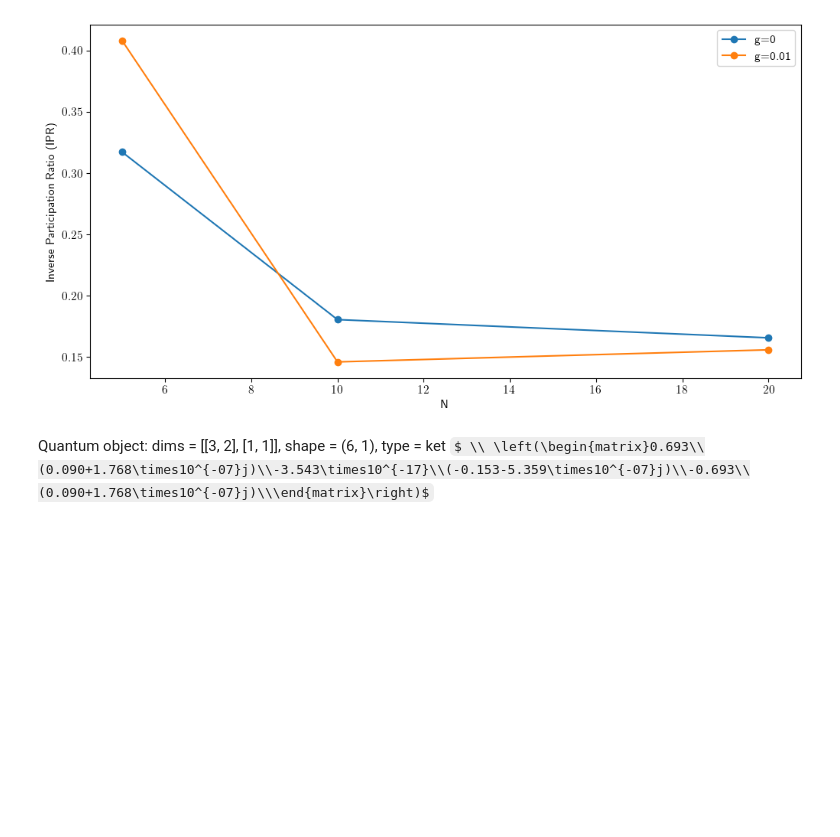
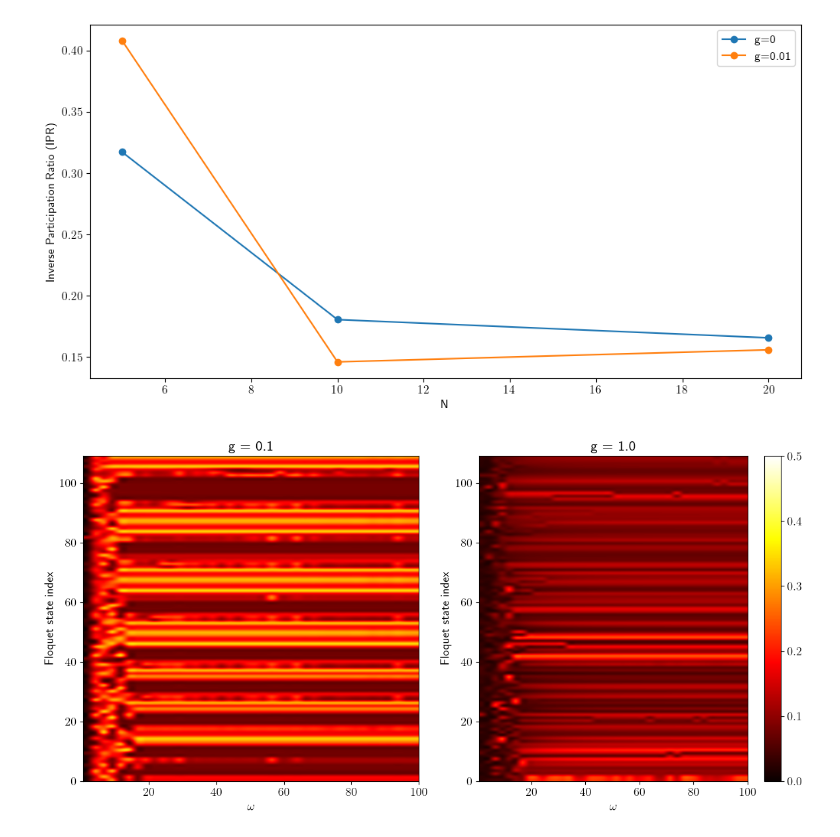
Before and after one commit to soumyadl/DMBL-Engine, a Jupyter notebook: Codes/IPR_sz.ipynb, the cells around one changed output. Saved outputs shown, nothing was run; the diff lists cells and outputs as text; code cells hidden in the pictures; some formulas as TeX source; blank space fills up the shorter version.

```diff
--- a/Codes/IPR_sz.ipynb
+++ b/Codes/IPR_sz.ipynb
@@ -213,37 +213,67 @@ def run_dynamics_lmg(args):
     return f_modes_0
 # %%
 import matplotlib.pyplot as plt
-from multiprocessing import Pool
+from multiprocess import Pool
 from tqdm import tqdm
 import numpy as np
 
-plt.rcParams.update({"figure.figsize": (12,6), "font.size": 11, "text.usetex": True})
-
+plt.rcParams.update({"figure.figsize": (8, 4), "font.size": 13, "text.usetex": True})
 
 hbar = 1.0
 h0 = 0
-n_ph = 2
+n_ph = 10
 omega0 = 1.0
 Jvalue = 1.0
+gvals = [0.1, 1.0]
 
-gvals = [0.1, 1]
-N = 2
-opts = Options(nsteps=int(1e6))
+N = 10
+#opts = Options(nsteps=int(1e10))
 
-omegas = np.linspace(10, 100.0, 20)
-hs = jn_zeros(0,5)[1] * omegas / 4.0
+omegas = np.linspace(0.5, 100.0, 40)
+hs = jn_zeros(0, 5)[1] * omegas / 4.0
 
-nprocs = 11
-p = Pool(processes = nprocs)
+nprocs = 10
+fig, axs = plt.subplots(1, len(gvals), figsize=(12, 6), squeeze=False)
 
-all_args = []
-for g in gvals:
-    params = [{'N': N, 'n_ph': n_ph, 'g': g, 'hbar': hbar, 'omega0': omega0, 'Jvalue': Jvalue, 'h0': h0, 'h': h, 'omega': omega, 'opts': opts} for (h, omega) in zip(hs, omegas)]
-    all_args.extend(params)
+if __name__ == "__main__":
 
-    with Pool(processes=5) as p:
-        results = p.map(run_dynamics_lmg,tqdm(params))
+    for ax, g in zip(axs[0], gvals):
+        params = [
+            {
+                'N': N, 'n_ph': n_ph, 'g': g, 'hbar': hbar, 'omega0': omega0,
+                'Jvalue': Jvalue, 'h0': h0, 'h': h, 'omega': omega
+            }
+            for h, omega in zip(hs, omegas)
+        ]
+
+        with Pool(processes=min(nprocs, len(params))) as pool:
+            results = list(tqdm(pool.imap(run_dynamics_lmg, params), total=len(params)))
+
+        n_states = len(results[0])
+        iprmat = np.zeros((n_states, len(results)))
+
+        for j, floquet_states in enumerate(results):
+            for i, state in enumerate(floquet_states):
+                vec = state.full().ravel()
+                iprmat[i, j] = np.sum(np.abs(vec)**4)
+
+        im = ax.imshow(
+            iprmat,
+            aspect="auto",
+            interpolation="spline16",
+            cmap="hot",
+            origin="lower",
+            extent=[omegas[0], omegas[-1], 0, n_states - 1],
+            vmax=0.5,
+            vmin=0
+        )
+
+        ax.set_xlabel(r'$\omega$')
+        ax.set_title(f'g = {g}')
+        ax.set_ylabel('Floquet state index')
+
+    fig.colorbar(im, ax=ax, orientation='vertical', shrink=1)
+    plt.tight_layout()
+    plt.show()
+# %% [output]
+[figure, added]
-# %%
-results[0][0]
-# %% [output]
-Quantum object: dims = [[3, 2], [1, 1]], shape = (6, 1), type = ket $ \\ \left(\begin{matrix}0.693\\(0.090+1.768\times10^{-07}j)\\-3.543\times10^{-17}\\(-0.153-5.359\times10^{-07}j)\\-0.693\\(0.090+1.768\times10^{-07}j)\\\end{matrix}\right)$
```
Also changed, not shown: parts of 2 cells of this notebook.
